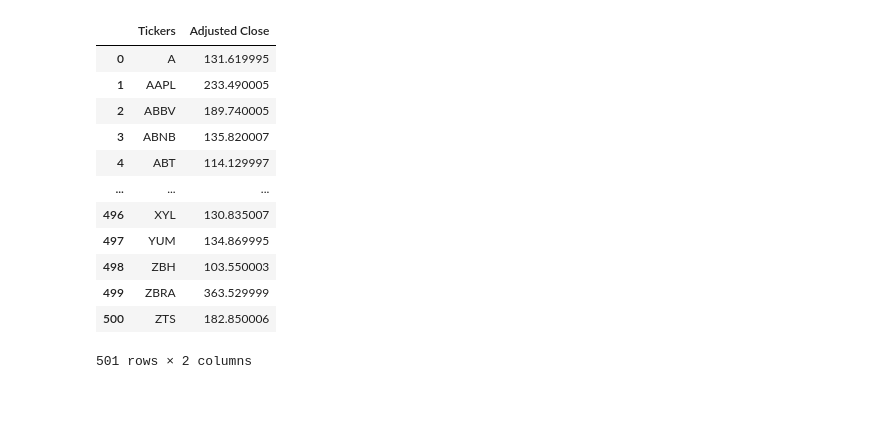
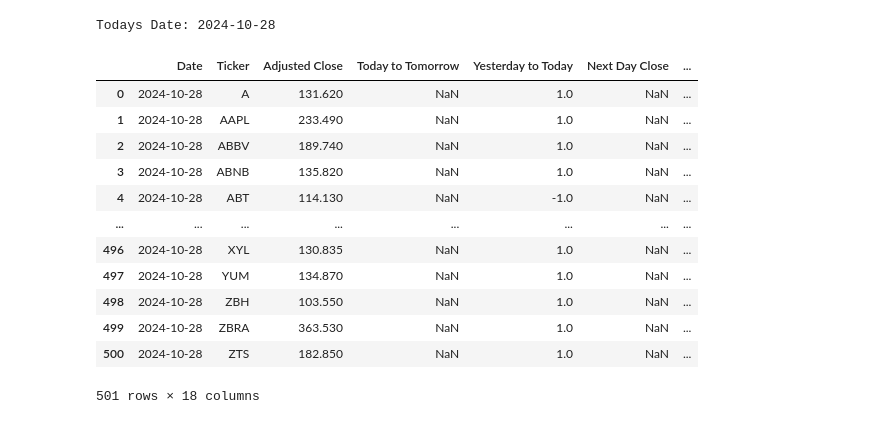
Before and after one commit to Corey-Holton/Group_project_2, a Jupyter notebook: notebooks/christian_exploration/predictions_notebook.ipynb, the cells around one changed output. Drawn from its saved outputs; the diff is of its cells as text; code cells hidden in the pictures.

```diff
--- a/notebooks/christian_exploration/predictions_notebook.ipynb
+++ b/notebooks/christian_exploration/predictions_notebook.ipynb
@@ -44,21 +60,24 @@ raw_data
-# %%
-# Pivot columns: (tickers), to rows in a new column called tickers
-# Make the values in a new column called Adjusted Close
-
-pivot_data = raw_data.melt(var_name="Tickers", value_name="Adjusted Close")
-
-pivot_data
-# %% [output]
-|  | Tickers | Adjusted Close |
-| 0 | A | 131.619995 |
-| 1 | AAPL | 233.490005 |
-| 2 | ABBV | 189.740005 |
-| 3 | ABNB | 135.820007 |
-| 4 | ABT | 114.129997 |
-| ... | ... | ... |
-| 496 | XYL | 130.835007 |
-| 497 | YUM | 134.869995 |
-| 498 | ZBH | 103.550003 |
-| 499 | ZBRA | 363.529999 |
-| 500 | ZTS | 182.850006 |
-501 rows × 2 columns
+# %%
+todays_date = "2024-10-28"
+
+historical_data, todays_data = split_dataset_by_date(raw_data, todays_date)
+
+print("Todays Date:", todays_date)
+# %% [output]
+Todays Date: 2024-10-28
+# %%
+todays_data
+# %% [output]
+|  | Date | Ticker | Adjusted Close | Today to Tomorrow | Yesterday to Today | Next Day Close | ... |
+| 0 | 2024-10-28 | A | 131.620 | NaN | 1.0 | NaN | ... |
+| 1 | 2024-10-28 | AAPL | 233.490 | NaN | 1.0 | NaN | ... |
+| 2 | 2024-10-28 | ABBV | 189.740 | NaN | 1.0 | NaN | ... |
+| 3 | 2024-10-28 | ABNB | 135.820 | NaN | 1.0 | NaN | ... |
+| 4 | 2024-10-28 | ABT | 114.130 | NaN | -1.0 | NaN | ... |
+| ... | ... | ... | ... | ... | ... | ... | ... |
+| 496 | 2024-10-28 | XYL | 130.835 | NaN | 1.0 | NaN | ... |
+| 497 | 2024-10-28 | YUM | 134.870 | NaN | 1.0 | NaN | ... |
+| 498 | 2024-10-28 | ZBH | 103.550 | NaN | 1.0 | NaN | ... |
+| 499 | 2024-10-28 | ZBRA | 363.530 | NaN | 1.0 | NaN | ... |
+| 500 | 2024-10-28 | ZTS | 182.850 | NaN | 1.0 | NaN | ... |
+501 rows × 18 columns
```
Also changed, not shown: parts of 8 cells of this notebook, 7 other files.
